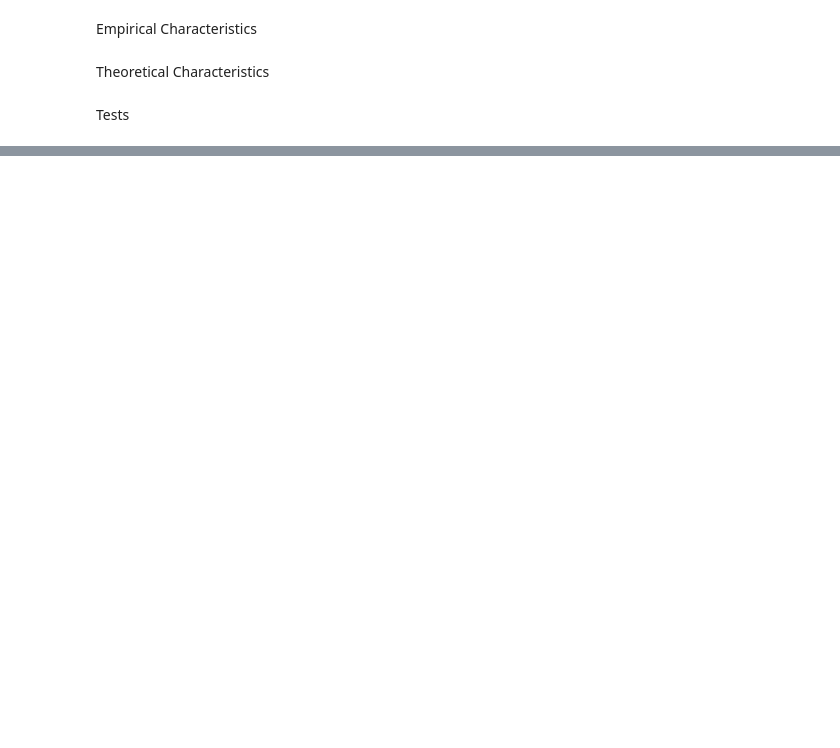
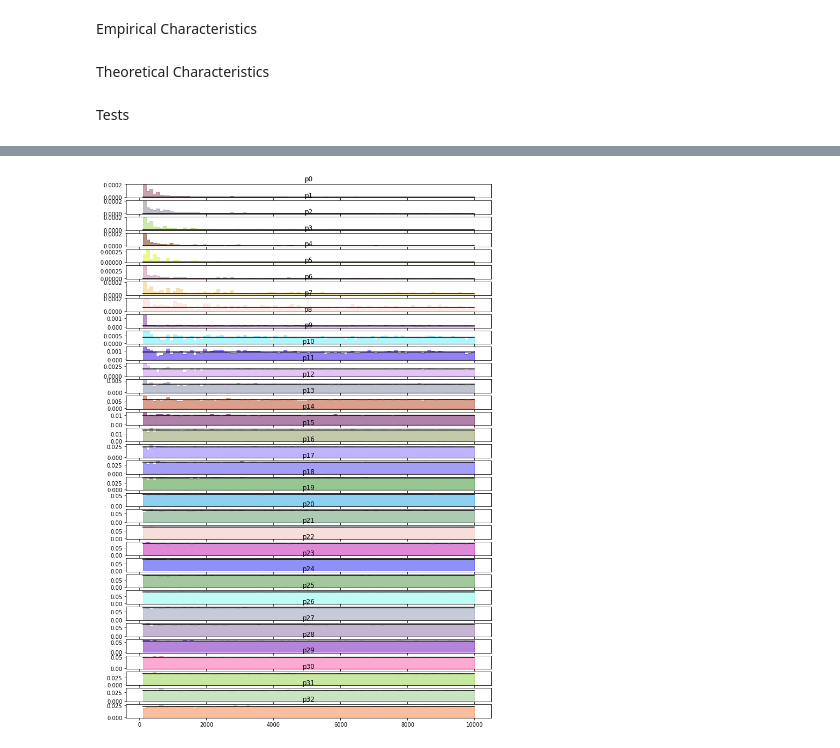
Before and after one commit to MarsRool/MMoD, a Jupyter notebook: lab2/lab2.ipynb, the cells around one changed output, grey strips where cells are left out. Saved outputs shown, nothing was run; the diff lists cells and outputs as text; code cells hidden in the pictures; blank space fills up the shorter version.

```diff
--- a/lab2/lab2.ipynb
+++ b/lab2/lab2.ipynb
@@ -264,0 +294,4 @@ Xi-квадрат: 0.016109899861745436
+# %%
+plot_stabilization_process(n = 2, m = 30, lambd = 50, mu = 3, v = 2)
+# %% [output]
+[figure, added]
```
Also changed, not shown: parts of 8 cells of this notebook.
